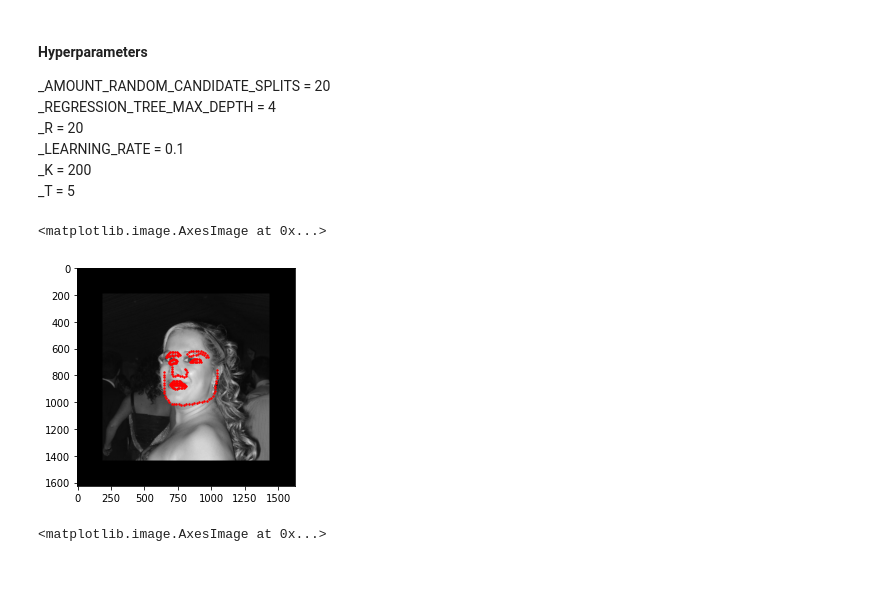
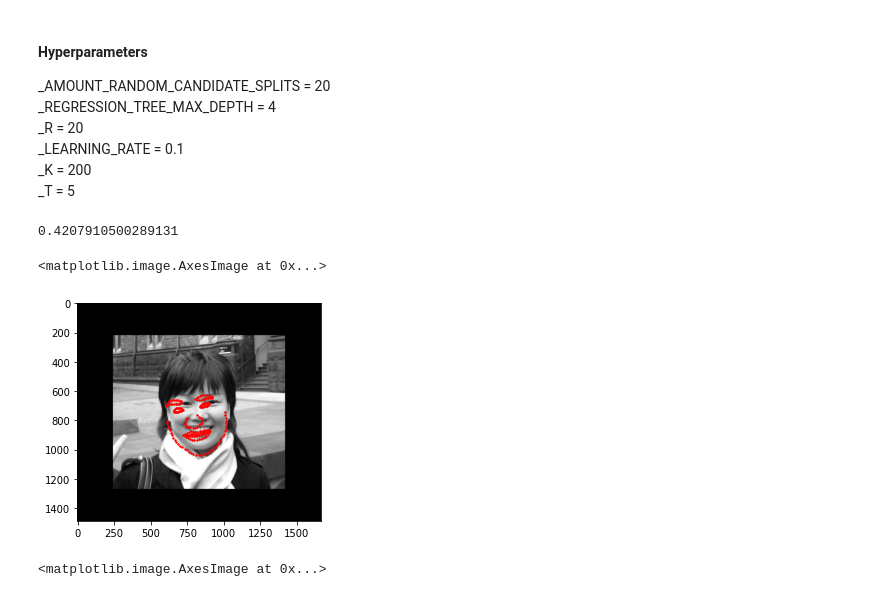
Before and after one commit to HejSumin/face_alignment, a Jupyter notebook: Prediction_test.ipynb, the cells around one changed output. Cells and saved outputs as stored; diff of their text form; code cells hidden in the pictures.

Commit message:
implemented compute_error function for a single image

```diff
--- a/Prediction_test.ipynb
+++ b/Prediction_test.ipynb
@@ -53,7 +53,7 @@ t_2            = np.load("saved_while_training/t_data2.npy", allow_pickle=True)
 t_3            = np.load("saved_while_training/t_data3.npy", allow_pickle=True)
 t_4            = np.load("saved_while_training/t_data4.npy", allow_pickle=True)
 # %%
-image_num = 10
+image_num = 20
 a0 = training_data[image_num]
 a1 = t_0[image_num]
 a2 = t_1[image_num]
@@ -63,14 +68,15 @@ a5 = t_4[image_num]
+# %%
+compute_error(a5[1][:], a0[6][:])
+# %% [output]
+0.4207910500289131
 # %%
 fig, ax = plt.subplots()
-#ax.add_patch(Rectangle((bb_center_x,bb_center_y), bb_w, bb_h, ec="orange", fill=None, alpha=1))
-#ax.scatter(a2[1][:,0]  ,a2[1][:,1] ,c='r',s=2)
-ax.scatter(a1[1][:,0]  ,a1[1][:,1] ,c='r',s=2)
+ax.scatter(a5[1][:,0],a5[1][:,1] ,c='r',s=2)
 
-#ax.scatter(features_0[:,0],features_0[:,1],c='b',s=2)
 ax.imshow(a0[0],cmap='gray')
 # %% [output]
 <matplotlib.image.AxesImage at 0x...>
-[figure, old version]
+[figure, new version]
 # %%
 cascade0 = np.load("run_output/run_output_model_regression_trees_cascade_0.npy", allow_pickle=True)
 initial_contribution = np.load("run_output/run_output_model_f_0_matrix0.npy", allow_pickle=True)
```
Also changed, not shown: parts of 3 cells of this notebook, 1 other file.
